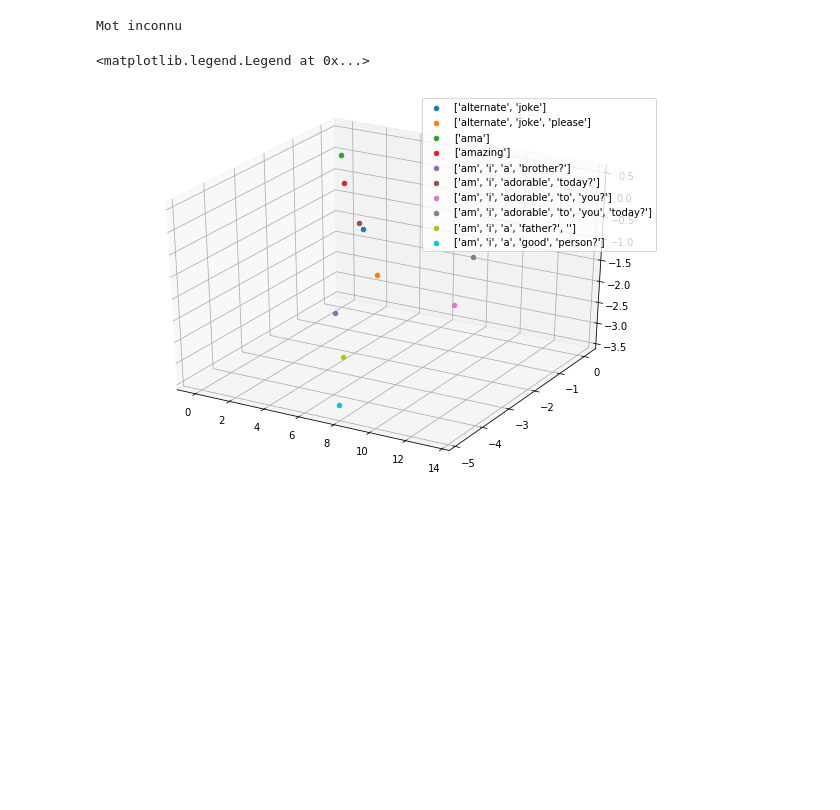
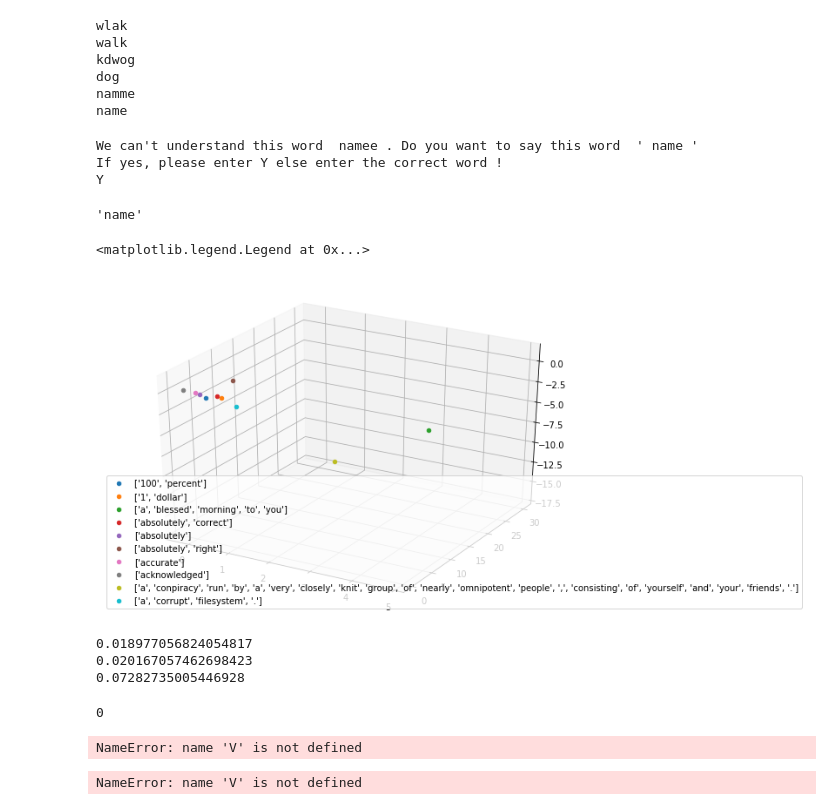
Before and after one commit to xuewenguo0330/Chatbot_IAS, a Jupyter notebook: word2vec.ipynb, the cells around one changed output. Cells and saved outputs as stored; diff of their text form; code cells hidden in the pictures; blank space fills up the shorter version.

```diff
--- a/word2vec.ipynb
+++ b/word2vec.ipynb
@@ -44,15 +42,4 @@ N=len(Q2W)
 vector_size=3
 tout=Q2W+A2W
 model=gensim.models.Word2Vec(tout,vector_size=vector_size, window=2, min_count=1, workers=4)
-# %%
-model.wv.get_vector("HI".lower())
-def motInconnu(mot):
-    try:
-        model.wv.get_vector(mot.lower())
-
-    except:
-         print("Mot inconnu")
-motInconnu("HHHHHHHH")
-# %% [output]
-Mot inconnu
 # %%
@@ -67,13 +58,61 @@ for i in range (N):
+# %%
+spell = SpellChecker()
+
+misspelled = spell.unknown(['let','kdwog', 'us', 'wlak','namme','the','groun'])
+
+for word in misspelled:
+    print(word)
+
+    print(spell.correction(word))
+# %% [output]
+wlak
+walk
+kdwog
+dog
+namme
+name
+# %%
+def motInconnu(mot):
+    try:
+        model.wv.get_vector(mot.lower())
+    except:
+        spell = SpellChecker()
+        mot=str(mot)
+        #model.build_vocab([[str(mot)]], update=True)
+        #UpdateMatrice
+        print("We can't understand this word ",mot,". Do you want to say this word ",'\'',spell.correction(mot),'\'')
+        print("If yes, please enter Y else enter the correct word ! ")
+        x = str(input())
+        if(x!="Y"):
+            return x
+        else:
+            return spell.correction(mot)
+
+
+motInconnu("namee")
+# %% [output]
+We can't understand this word  namee . Do you want to say this word  ' name '
+If yes, please enter Y else enter the correct word !
+Y
+'name'
 # %%
 from mpl_toolkits import mplot3d
 import numpy as np
 import matplotlib.pyplot as plt
+V=[]
+for i in range (N):
+    s=np.zeros(vector_size)
+    for j in range(len(Q2W[i])):
+        motInconnu(Q2W[i][j])
+        wv=np.array(model.wv.get_vector(Q2W[i][j]))
+        s+=wv
+    V.append(list(s))
 fig = plt.figure(figsize = (10, 7))
 ax = plt.axes(projection ="3d")
-for i in range(50,60):
+for i in range(10):
     ax.scatter3D(V[i][0],V[i][1],V[i][2],label=Q2W[i])
     #ax.scatter3D(V[i][0],V[i][1],V[i][2])
 plt.legend()
 # %% [output]
 <matplotlib.legend.Legend at 0x...>
-[figure, old version]
+[figure, new version]
@@ -79,0 +130,16 @@ plt.legend()
+# %%
+groupe=[[1,2,3],[2,3,4],[5,5,5]]
+nearestVector([1,3,3],groupe)
+# %% [output]
+0.018977056824054817
+0.020167057462698423
+0.07282735005446928
+0
+# %%
+V[0][0]
+# %% [output]
+NameError: name 'V' is not defined
+# %%
+V[0][0]
+# %% [output]
+NameError: name 'V' is not defined
```
Also changed, not shown: parts of 4 cells of this notebook.
